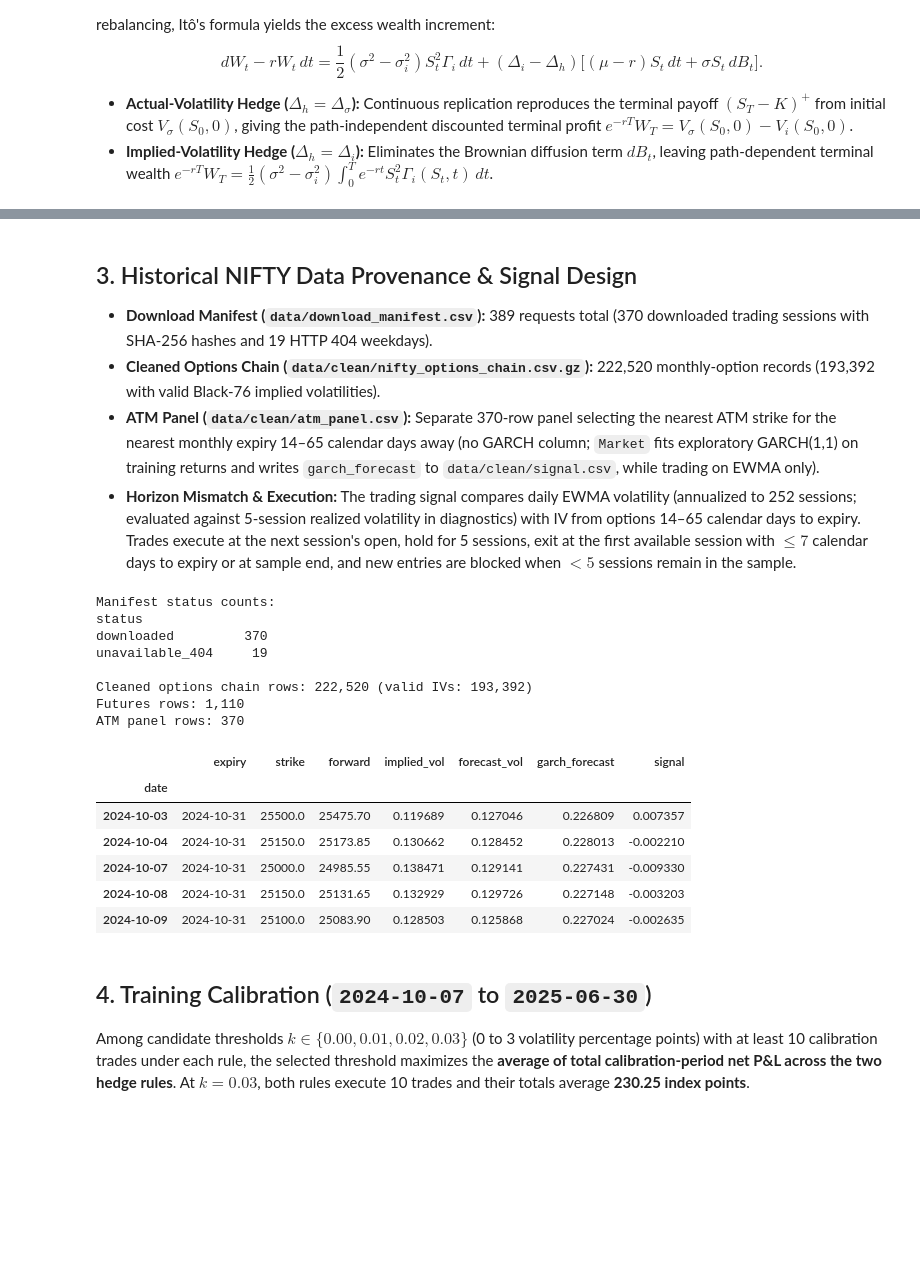
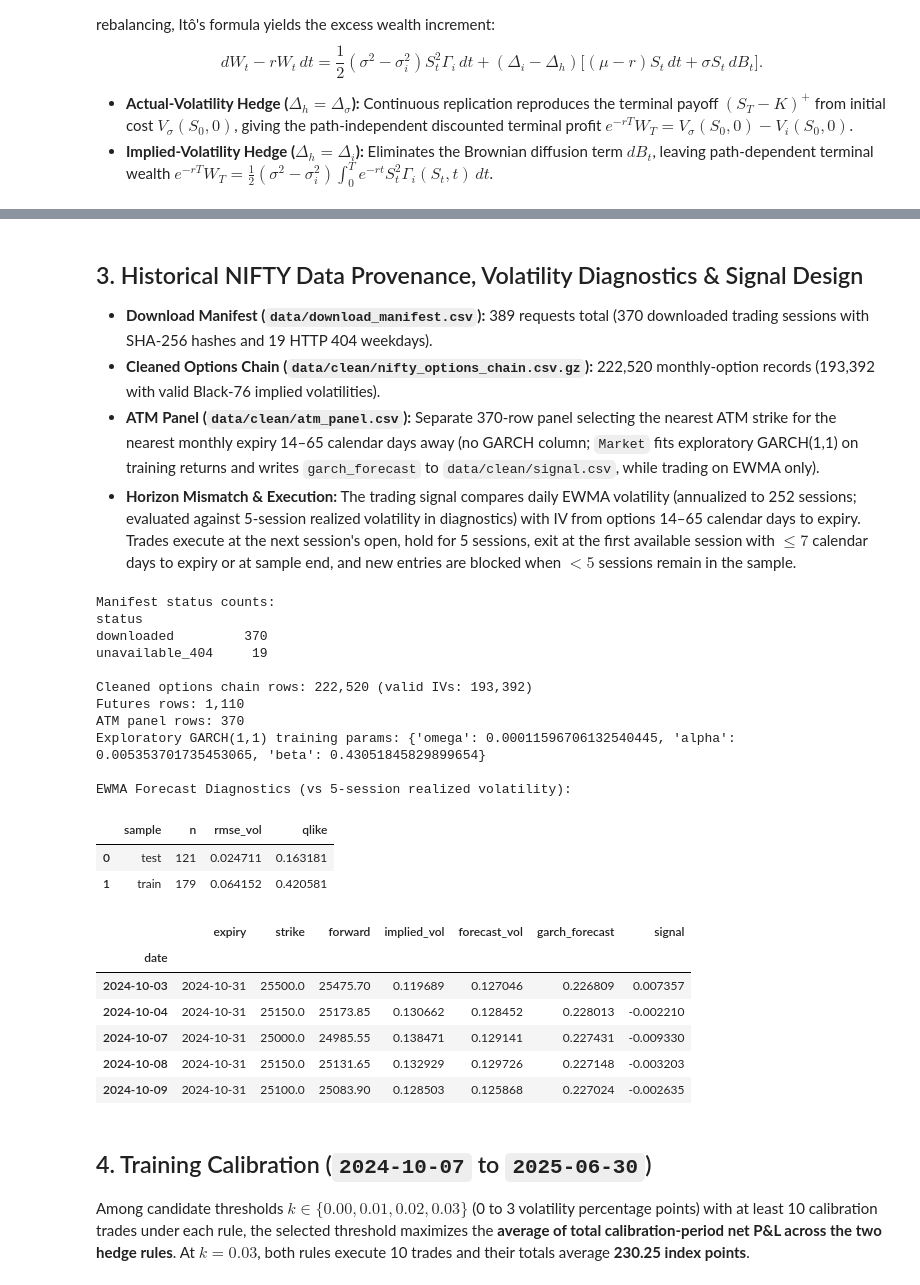
Before and after one commit to AshChan07/StochasticProject, a Jupyter notebook: Stochastic_Calculus_Project.ipynb, the cells around one changed output, grey strips where cells are left out. Drawn from its saved outputs; the diff is of its cells as text; code cells hidden in the pictures; blank space fills up the shorter version.

```diff
--- a/Stochastic_Calculus_Project.ipynb
+++ b/Stochastic_Calculus_Project.ipynb
@@ -12,6 +12,7 @@ import os
 import subprocess
 import sys
 from pathlib import Path
+from IPython.display import Image, display
 
 ROOT = Path.cwd()
 if not (ROOT / "src").exists():
@@ -35,9 +36,16 @@ import numpy as np
 import pandas as pd
 import matplotlib.pyplot as plt
 
-from src import pricing, simulation, backtest
+from src import pricing, simulation, backtest, robustness
 
-pd.set_option("display.max_columns", 20)
-pd.set_option("display.width", 140)
+# src.simulation and src.backtest set matplotlib backend to 'Agg' for headless CLI runs;
+# restore the Jupyter/Colab inline backend so plt.show() renders figures inline.
+try:
+    plt.switch_backend("module://matplotlib_inline.backend_inline")
+except Exception:
+    pass
+
+pd.set_option("display.max_columns", 25)
+pd.set_option("display.width", 160)
 print(f"Project root: {ROOT}")
 # %% [output]
@@ -97,5 +125,5 @@ plt.show()
 # %% [markdown]
-## 3. Historical NIFTY Data Provenance & Signal Design
+## 3. Historical NIFTY Data Provenance, Volatility Diagnostics & Signal Design
 
 - **Download Manifest (`data/download_manifest.csv`):** 389 requests total (370 downloaded trading sessions with SHA-256 hashes and 19 HTTP 404 weekdays).
 - **Cleaned Options Chain (`data/clean/nifty_options_chain.csv.gz`):** 222,520 monthly-option records (193,392 with valid Black-76 implied volatilities).
@@ -104,30 +132,41 @@ plt.show()
 # %%
 manifest = pd.read_csv(ROOT / "data/download_manifest.csv")
 print("Manifest status counts:")
 print(manifest["status"].value_counts().to_string())
 
 market = backtest.Market(ROOT)
 chain = pd.read_csv(ROOT / "data/clean/nifty_options_chain.csv.gz")
+forecast_metrics = pd.read_csv(ROOT / "results/forecast_metrics.csv")
+
 print(f"\nCleaned options chain rows: {len(chain):,} (valid IVs: {chain['iv'].notna().sum():,})")
 print(f"Futures rows: {len(market.futures):,}")
 print(f"ATM panel rows: {len(market.panel):,}")
+print(f"Exploratory GARCH(1,1) training params: {market.garch_params}")
+print("\nEWMA Forecast Diagnostics (vs 5-session realized volatility):")
+display(forecast_metrics)
 display(market.panel[["expiry", "strike", "forward", "implied_vol", "forecast_vol", "garch_forecast", "signal"]].dropna().head())
 # %% [output]
 Manifest status counts:
 status
 downloaded         370
 unavailable_404     19
 
 Cleaned options chain rows: 222,520 (valid IVs: 193,392)
 Futures rows: 1,110
 ATM panel rows: 370
+Exploratory GARCH(1,1) training params: {'omega': 0.00011596706132540445, 'alpha': 0.005353701735453065, 'beta': 0.43051845829899654}
+
+EWMA Forecast Diagnostics (vs 5-session realized volatility):
-|  | expiry | strike | forward | implied_vol | forecast_vol | garch_forecast | signal |
-| date |  |  |  |  |  |  |  |
-| 2024-10-03 | 2024-10-31 | 25500.0 | 25475.70 | 0.119689 | 0.127046 | 0.226809 | 0.007357 |
-| 2024-10-04 | 2024-10-31 | 25150.0 | 25173.85 | 0.130662 | 0.128452 | 0.228013 | -0.002210 |
-| 2024-10-07 | 2024-10-31 | 25000.0 | 24985.55 | 0.138471 | 0.129141 | 0.227431 | -0.009330 |
-| 2024-10-08 | 2024-10-31 | 25150.0 | 25131.65 | 0.132929 | 0.129726 | 0.227148 | -0.003203 |
-| 2024-10-09 | 2024-10-31 | 25100.0 | 25083.90 | 0.128503 | 0.125868 | 0.227024 | -0.002635 |
+|  | sample | n | rmse_vol | qlike |
+| 0 | test | 121 | 0.024711 | 0.163181 |
+| 1 | train | 179 | 0.064152 | 0.420581 |
+|  | expiry | strike | forward | implied_vol | forecast_vol | garch_forecast | signal |
+| date |  |  |  |  |  |  |  |
+| 2024-10-03 | 2024-10-31 | 25500.0 | 25475.70 | 0.119689 | 0.127046 | 0.226809 | 0.007357 |
+| 2024-10-04 | 2024-10-31 | 25150.0 | 25173.85 | 0.130662 | 0.128452 | 0.228013 | -0.002210 |
+| 2024-10-07 | 2024-10-31 | 25000.0 | 24985.55 | 0.138471 | 0.129141 | 0.227431 | -0.009330 |
+| 2024-10-08 | 2024-10-31 | 25150.0 | 25131.65 | 0.132929 | 0.129726 | 0.227148 | -0.003203 |
+| 2024-10-09 | 2024-10-31 | 25100.0 | 25083.90 | 0.128503 | 0.125868 | 0.227024 | -0.002635 |
 # %% [markdown]
 ## 4. Training Calibration (`2024-10-07` to `2025-06-30`)
 
```
Also changed, not shown: parts of 14 cells of this notebook.
